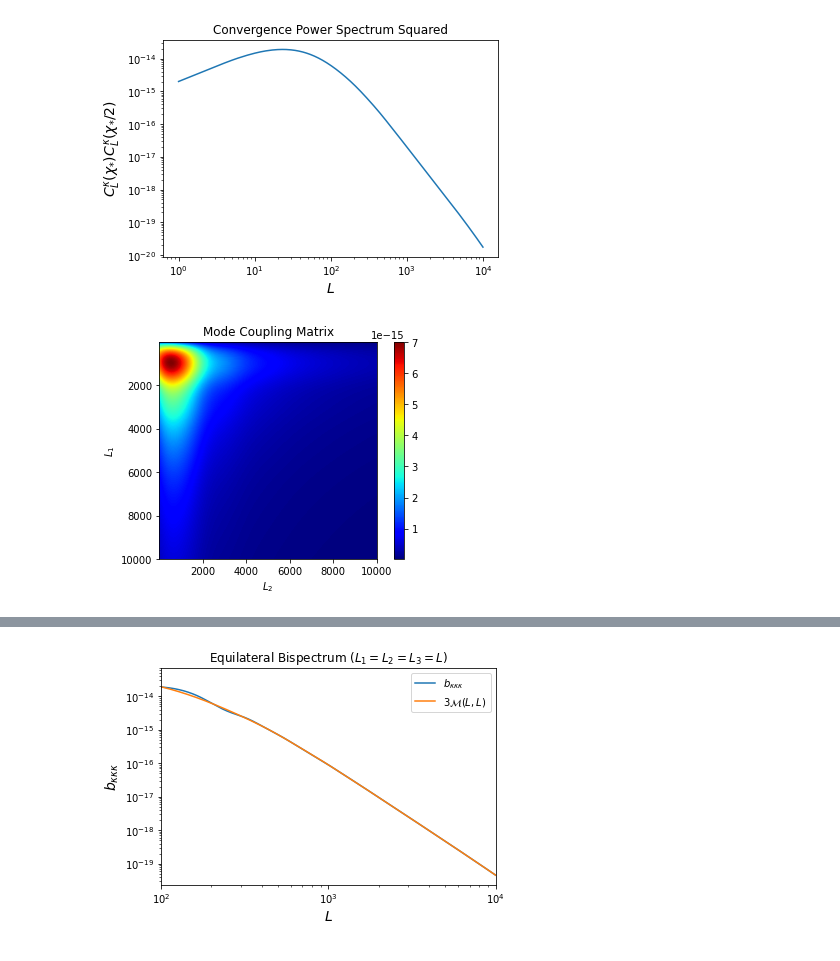
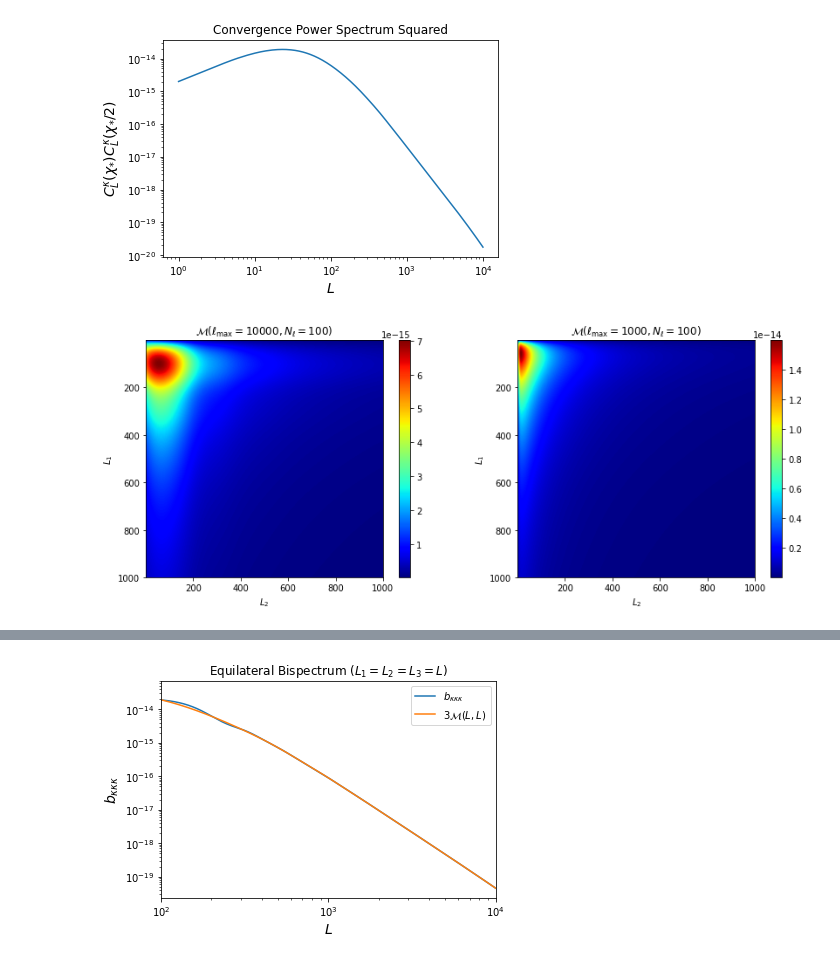
Before and after one commit to mfrobertson/omegaQE, a Jupyter notebook: kkomega/spline_bispectra.ipynb, the cells around one changed output, grey strips where cells are left out. Cells and saved outputs as stored; diff of their text form; code cells hidden in the pictures.

```diff
--- a/kkomega/spline_bispectra.ipynb
+++ b/kkomega/spline_bispectra.ipynb
@@ -51,18 +52,27 @@ plt.show()
 # %% [output]
 [figure]
 # %%
-ellmax = 10000
 Nell_samples = 100
-M_spline = mode.spline(ellmax, Nell_samples)
+M_spline10000 = mode.spline(ellmax=10000, Nell=Nell_samples)
+M_spline1000 = mode.spline(ellmax=1000, Nell=Nell_samples)
 
 ellmax_plot = 1000
 ells = np.arange(1, ellmax_plot + 1)
-M_matrix = M_spline(ells, ells)
-plt.imshow(M_matrix, cmap="jet", extent=[1,ellmax,ellmax,1])
-plt.xlabel("$L_2$")
-plt.ylabel("$L_1$")
-plt.title("Mode Coupling Matrix")
-plt.colorbar()
+M_matrix10000 = M_spline10000(ells, ells)
+M_matrix1000 = M_spline1000(ells, ells)
+
+fig, ax = plt.subplots(1, 2, figsize=(14, 5))
+im0 = ax[0].imshow(M_matrix10000, cmap="jet", extent=[1,ellmax_plot,ellmax_plot,1])
+ax[0].set_xlabel("$L_2$")
+ax[0].set_ylabel("$L_1$")
+ax[0].set_title("$\mathcal{M}(\ell_{\mathrm{max}}=10000, N_{\ell}=100)$")
+plt.colorbar(im0, ax=ax[0])
+
+im1 = ax[1].imshow(M_matrix1000, cmap="jet", extent=[1,ellmax_plot,ellmax_plot,1])
+ax[1].set_xlabel("$L_2$")
+ax[1].set_ylabel("$L_1$")
+ax[1].set_title("$\mathcal{M}(\ell_{\mathrm{max}}=1000, N_{\ell}=100)$")
+plt.colorbar(im1, ax=ax[1])
 plt.show()
 # %% [output]
-[figure, old version]
+[figure, new version]
```
Also changed, not shown: parts of 6 cells of this notebook, 4 other files.
